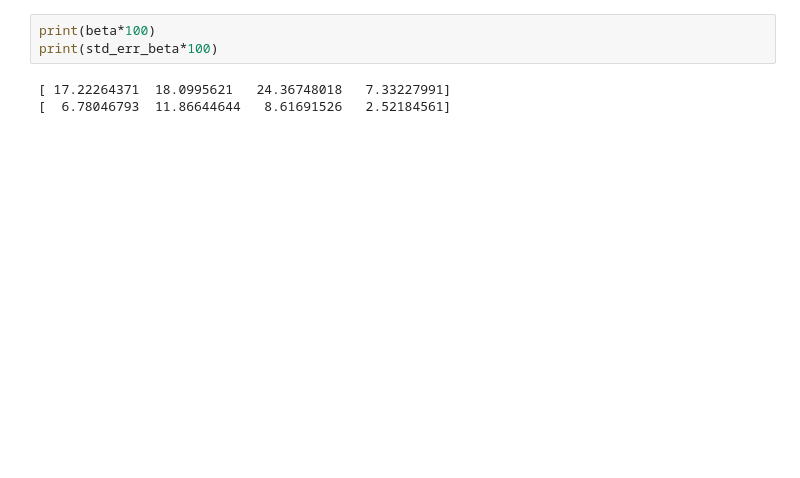
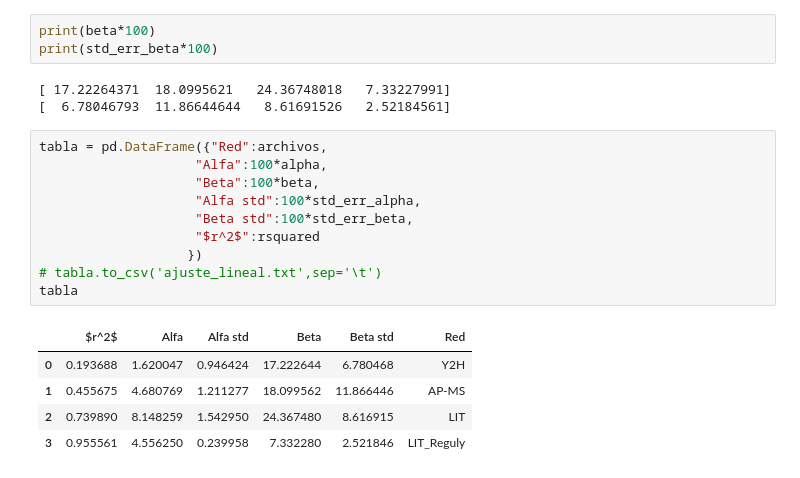
Before and after one commit to Redes2018/tp2, a Jupyter notebook: grados-ess.ipynb, the cells around one changed output. Drawn from its saved outputs; the diff is of its cells as text; blank space fills up the shorter version.

```diff
--- a/grados-ess.ipynb
+++ b/grados-ess.ipynb
@@ -288,3 +289,19 @@ print(std_err_beta*100)
 # %% [output]
 [ 17.22264371  18.0995621   24.36748018   7.33227991]
 [  6.78046793  11.86644644   8.61691526   2.52184561]
+# %%
+tabla = pd.DataFrame({"Red":archivos,
+                    "Alfa":100*alpha,
+                    "Beta":100*beta,
+                    "Alfa std":100*std_err_alpha,
+                    "Beta std":100*std_err_beta,
+                    "$r^2$":rsquared
+                   })
+# tabla.to_csv('ajuste_lineal.txt',sep='\t')
+tabla
+# %% [output]
+|  | $r^2$ | Alfa | Alfa std | Beta | Beta std | Red |
+| 0 | 0.193688 | 1.620047 | 0.946424 | 17.222644 | 6.780468 | Y2H |
+| 1 | 0.455675 | 4.680769 | 1.211277 | 18.099562 | 11.866446 | AP-MS |
+| 2 | 0.739890 | 8.148259 | 1.542950 | 24.367480 | 8.616915 | LIT |
+| 3 | 0.955561 | 4.556250 | 0.239958 | 7.332280 | 2.521846 | LIT_Reguly |
```
Also changed, not shown: parts of 5 cells of this notebook, 2 other files.
